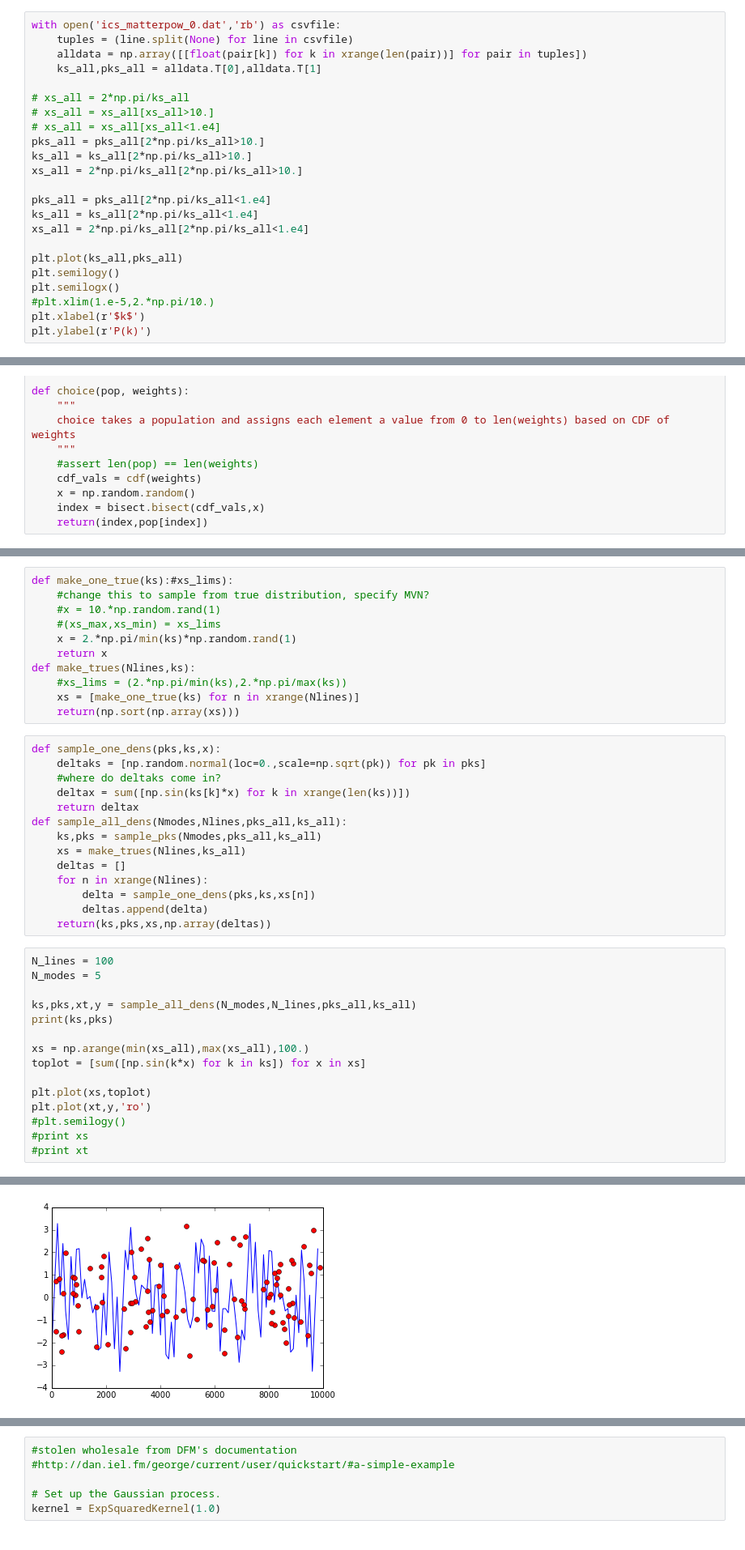
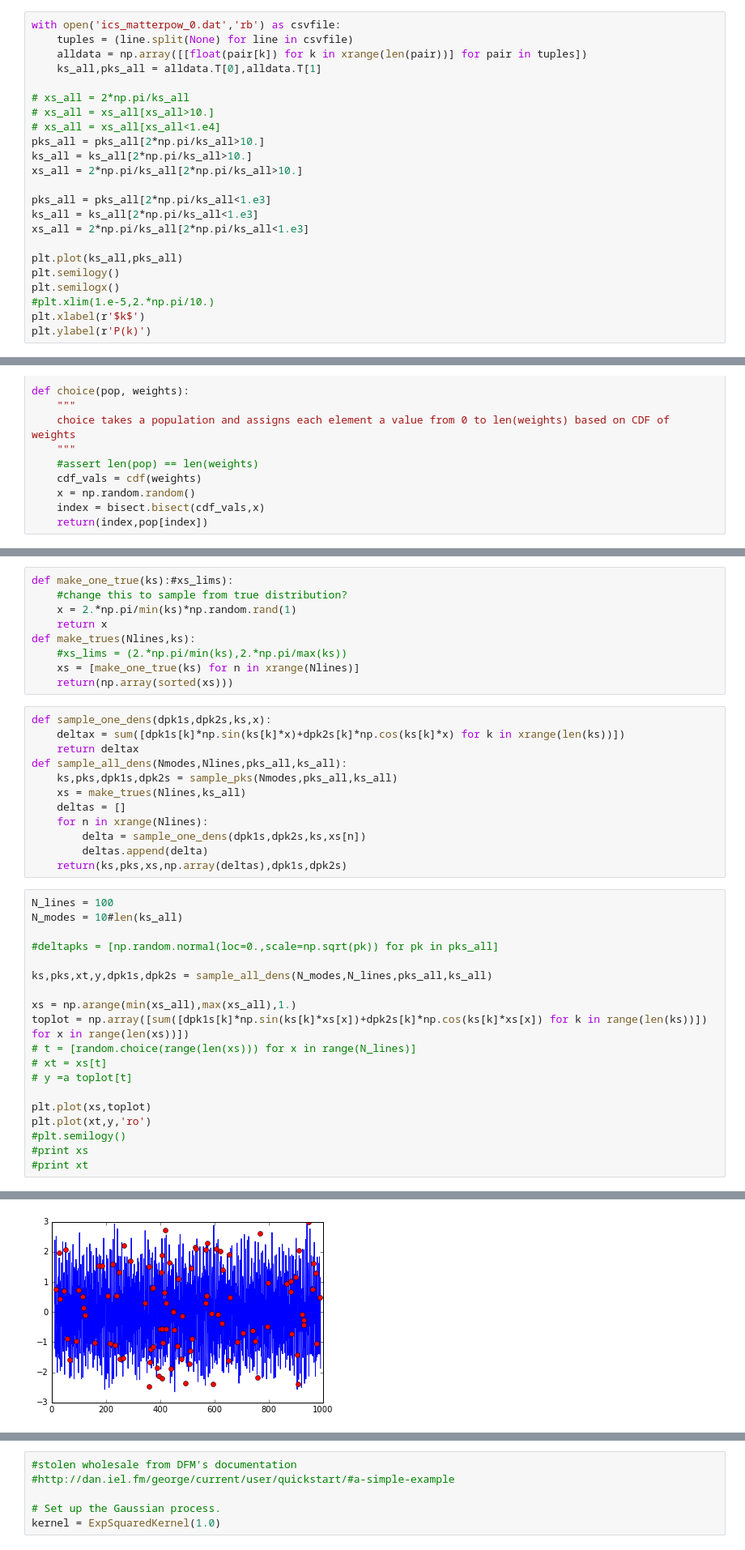
Before and after one commit to aimalz/densityfield, a Jupyter notebook: GenCat.ipynb, the cells around one changed output, grey strips where cells are left out. Shown at 81% size. Drawn from its saved outputs; the diff is of its cells as text.

Commit message:
working code with realistic errors, unrealistic true density field

```diff
--- a/GenCat.ipynb
+++ b/GenCat.ipynb
@@ -30,9 +150,9 @@ pks_all = pks_all[2*np.pi/ks_all>10.]
 ks_all = ks_all[2*np.pi/ks_all>10.]
 xs_all = 2*np.pi/ks_all[2*np.pi/ks_all>10.]
 
-pks_all = pks_all[2*np.pi/ks_all<1.e4]
-ks_all = ks_all[2*np.pi/ks_all<1.e4]
-xs_all = 2*np.pi/ks_all[2*np.pi/ks_all<1.e4]
+pks_all = pks_all[2*np.pi/ks_all<1.e3]
+ks_all = ks_all[2*np.pi/ks_all<1.e3]
+xs_all = 2*np.pi/ks_all[2*np.pi/ks_all<1.e3]
 
 plt.plot(ks_all,pks_all)
 plt.semilogy()
@@ -84,38 +209,38 @@ def sample_pks(N_modes,pks_all,ks_all):
 # def make_dens_field(ks,pks):
 # %%
 def make_one_true(ks):#xs_lims):
-    #change this to sample from true distribution, specify MVN?
-    #x = 10.*np.random.rand(1)
-    #(xs_max,xs_min) = xs_lims
+    #change this to sample from true distribution?
     x = 2.*np.pi/min(ks)*np.random.rand(1)
     return x
 def make_trues(Nlines,ks):
     #xs_lims = (2.*np.pi/min(ks),2.*np.pi/max(ks))
     xs = [make_one_true(ks) for n in xrange(Nlines)]
-    return(np.sort(np.array(xs)))
+    return(np.array(sorted(xs)))
 # %%
-def sample_one_dens(pks,ks,x):
-    deltaks = [np.random.normal(loc=0.,scale=np.sqrt(pk)) for pk in pks]
-    #where do deltaks come in?
-    deltax = sum([np.sin(ks[k]*x) for k in xrange(len(ks))])
+def sample_one_dens(dpk1s,dpk2s,ks,x):
+    deltax = sum([dpk1s[k]*np.sin(ks[k]*x)+dpk2s[k]*np.cos(ks[k]*x) for k in xrange(len(ks))])
     return deltax
 def sample_all_dens(Nmodes,Nlines,pks_all,ks_all):
-    ks,pks = sample_pks(Nmodes,pks_all,ks_all)
+    ks,pks,dpk1s,dpk2s = sample_pks(Nmodes,pks_all,ks_all)
     xs = make_trues(Nlines,ks_all)
     deltas = []
     for n in xrange(Nlines):
-        delta = sample_one_dens(pks,ks,xs[n])
+        delta = sample_one_dens(dpk1s,dpk2s,ks,xs[n])
         deltas.append(delta)
-    return(ks,pks,xs,np.array(deltas))
+    return(ks,pks,xs,np.array(deltas),dpk1s,dpk2s)
 # %%
 N_lines = 100
-N_modes = 5
+N_modes = 10#len(ks_all)
 
-ks,pks,xt,y = sample_all_dens(N_modes,N_lines,pks_all,ks_all)
-print(ks,pks)
+#deltapks = [np.random.normal(loc=0.,scale=np.sqrt(pk)) for pk in pks_all]
 
-xs = np.arange(min(xs_all),max(xs_all),100.)
-toplot = [sum([np.sin(k*x) for k in ks]) for x in xs]
+ks,pks,xt,y,dpk1s,dpk2s = sample_all_dens(N_modes,N_lines,pks_all,ks_all)
+
+xs = np.arange(min(xs_all),max(xs_all),1.)
+toplot = np.array([sum([dpk1s[k]*np.sin(ks[k]*xs[x])+dpk2s[k]*np.cos(ks[k]*xs[x]) for k in range(len(ks))]) for x in range(len(xs))])
+# t = [random.choice(range(len(xs))) for x in range(N_lines)]
+# xt = xs[t]
+# y =a toplot[t]
 
 plt.plot(xs,toplot)
 plt.plot(xt,y,'ro')
@@ -128 +252 @@ plt.plot(xt,y,'ro')
-[figure, old version]
+[figure, new version]
```
Also changed, not shown: parts of 12 cells of this notebook.
